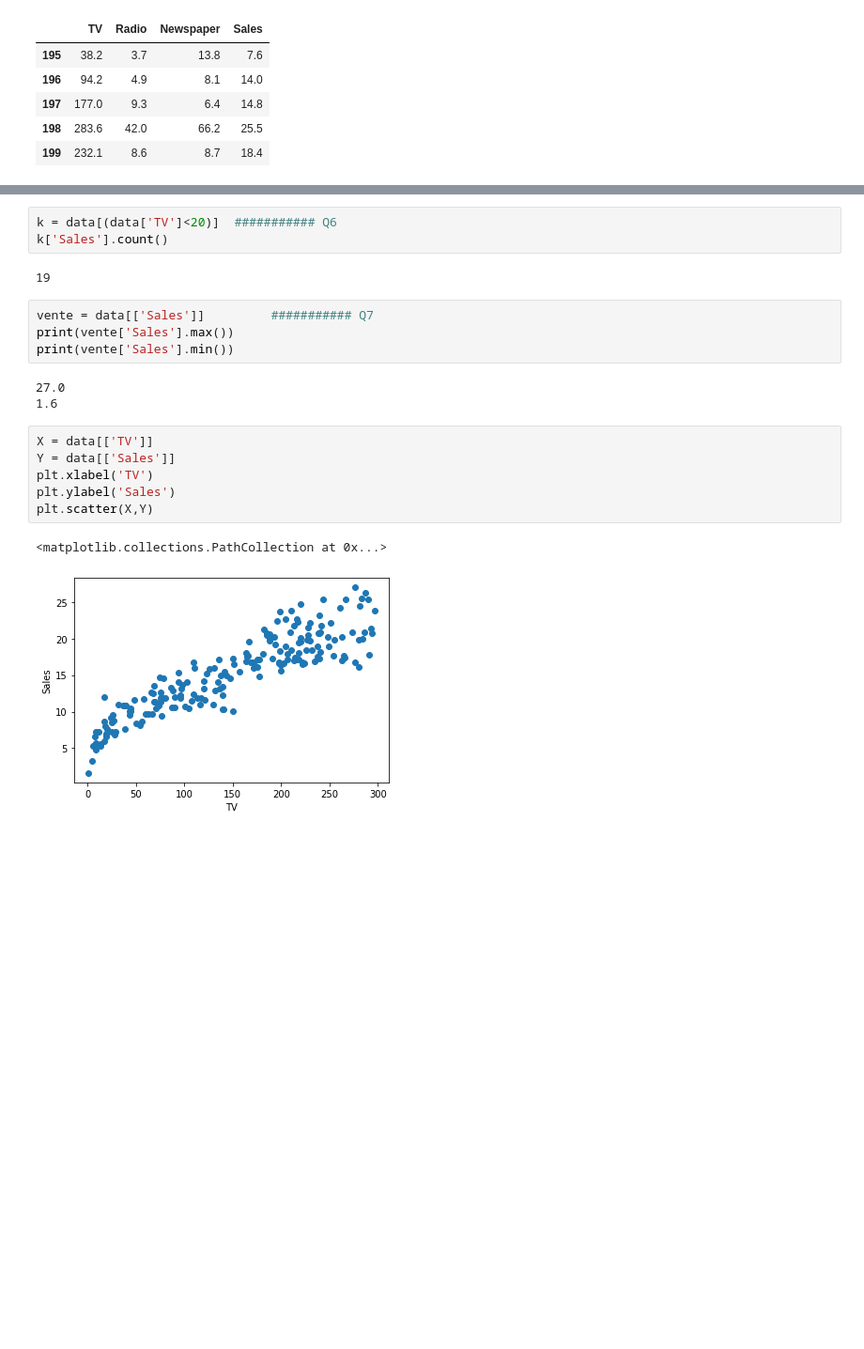
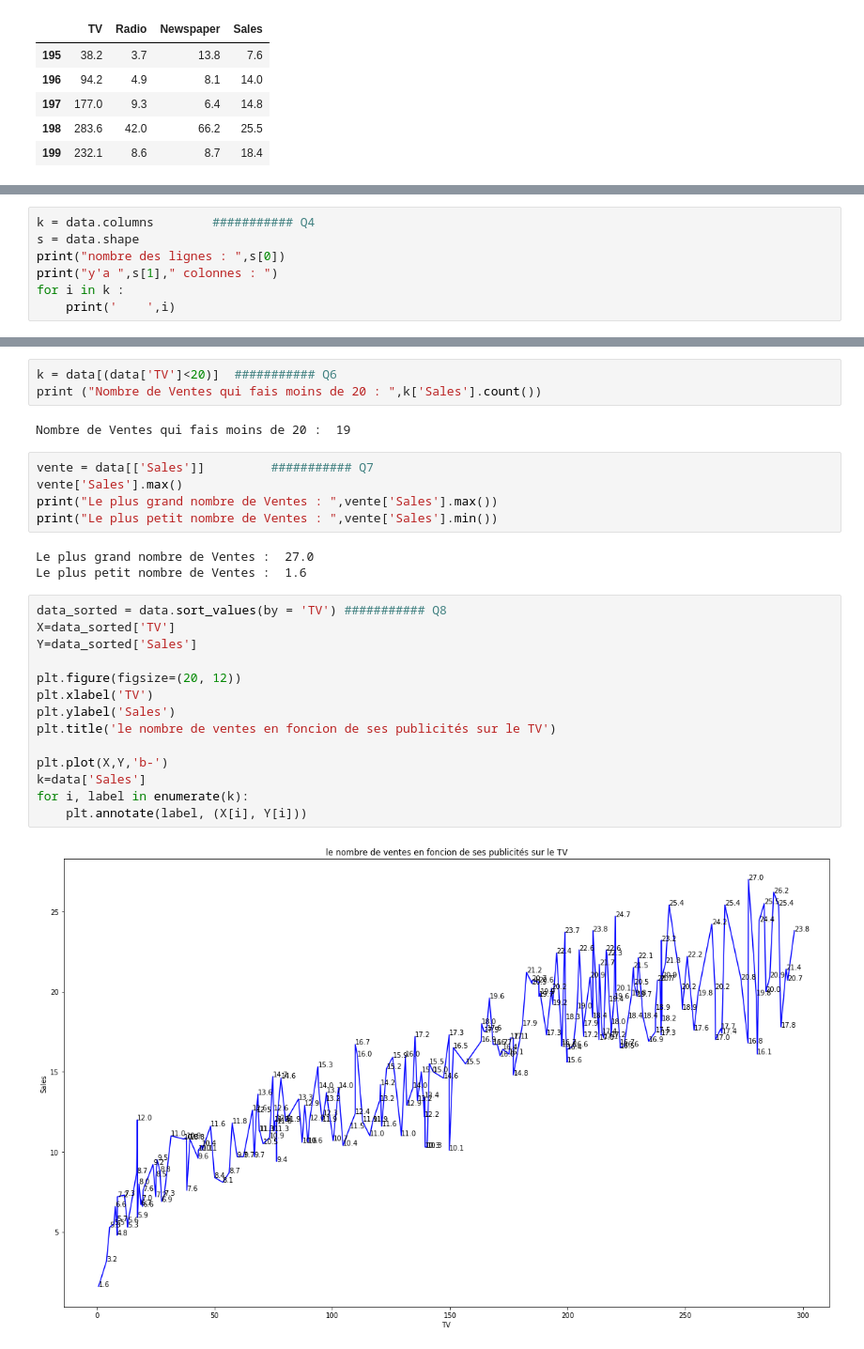
Before and after one commit to mohaboukhatem/Linear_Regression, a Jupyter notebook: Project/Project.ipynb, the cells around one changed output, grey strips where cells are left out. Shown: that part at 94% size. Drawn from its saved outputs; the diff is of its cells as text; blank space fills up the shorter version.

```diff
--- a/Project/Project.ipynb
+++ b/Project/Project.ipynb
@@ -35,0 +34,7 @@ False
+# %%
+k = data.columns        ########### Q4
+s = data.shape
+print("nombre des lignes : ",s[0])
+print("y'a ",s[1]," colonnes : ")
+for i in k :
+    print('    ',i)
@@ -36,24 +54,32 @@ False
 # %%
 k = data[(data['TV']<20)]  ########### Q6
-k['Sales'].count()
+print ("Nombre de Ventes qui fais moins de 20 : ",k['Sales'].count())
 # %% [output]
-19
+Nombre de Ventes qui fais moins de 20 :  19
 # %%
 vente = data[['Sales']]         ########### Q7
-print(vente['Sales'].max())
-print(vente['Sales'].min())
+vente['Sales'].max()
+print("Le plus grand nombre de Ventes : ",vente['Sales'].max())
+print("Le plus petit nombre de Ventes : ",vente['Sales'].min())
 # %% [output]
-27.0
-1.6
+Le plus grand nombre de Ventes :  27.0
+Le plus petit nombre de Ventes :  1.6
-# %%
-X = data[['TV']]
-Y = data[['Sales']]
-plt.xlabel('TV')
-plt.ylabel('Sales')
-plt.scatter(X,Y)
-# %% [output]
-<matplotlib.collections.PathCollection at 0x...>
-[figure, removed]
+# %%
+data_sorted = data.sort_values(by = 'TV') ########### Q8
+X=data_sorted['TV']
+Y=data_sorted['Sales']
+
+plt.figure(figsize=(20, 12))
+plt.xlabel('TV')
+plt.ylabel('Sales')
+plt.title('le nombre de ventes en foncion de ses publicités sur le TV')
+
+plt.plot(X,Y,'b-')
+k=data['Sales']
+for i, label in enumerate(k):
+    plt.annotate(label, (X[i], Y[i]))
+# %% [output]
+[figure, added]
 # %%
 from sklearn.linear_model import LinearRegression   ########### Q9
 from sklearn.model_selection import train_test_split
```
Also changed, not shown: parts of 11 cells of this notebook, 2 other files.
